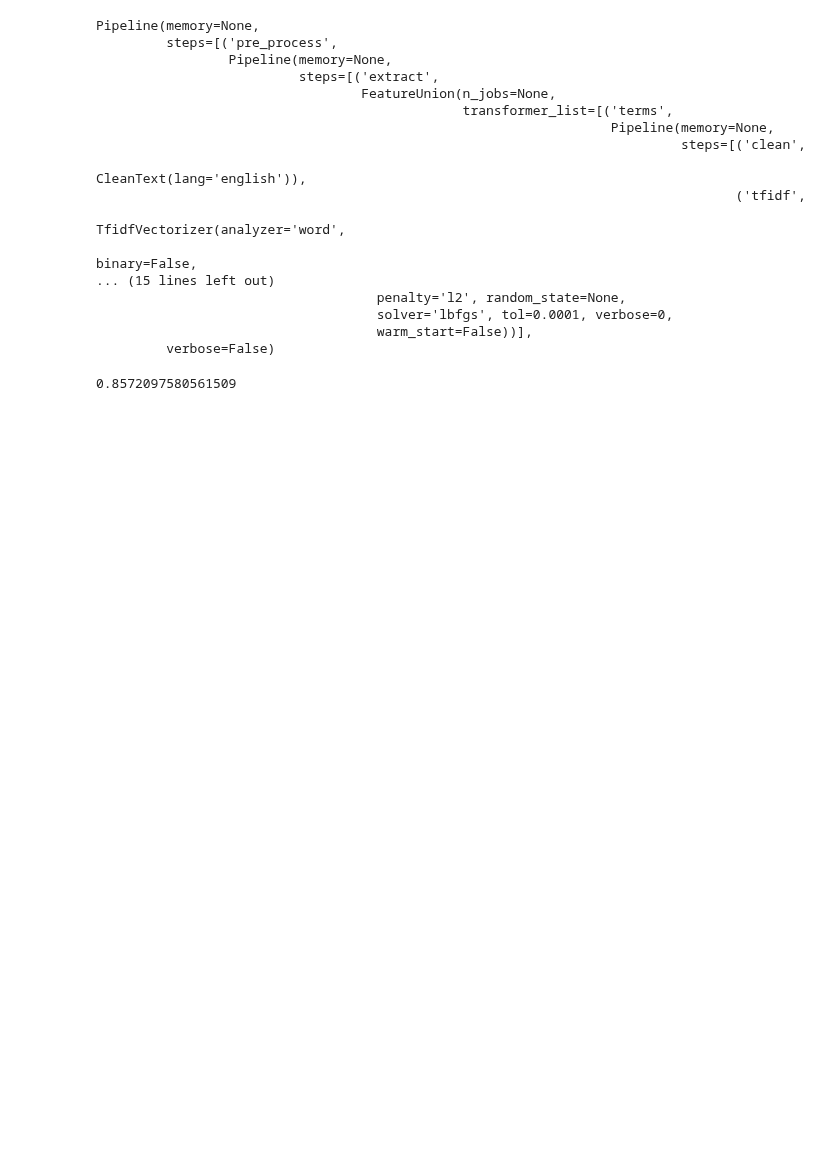
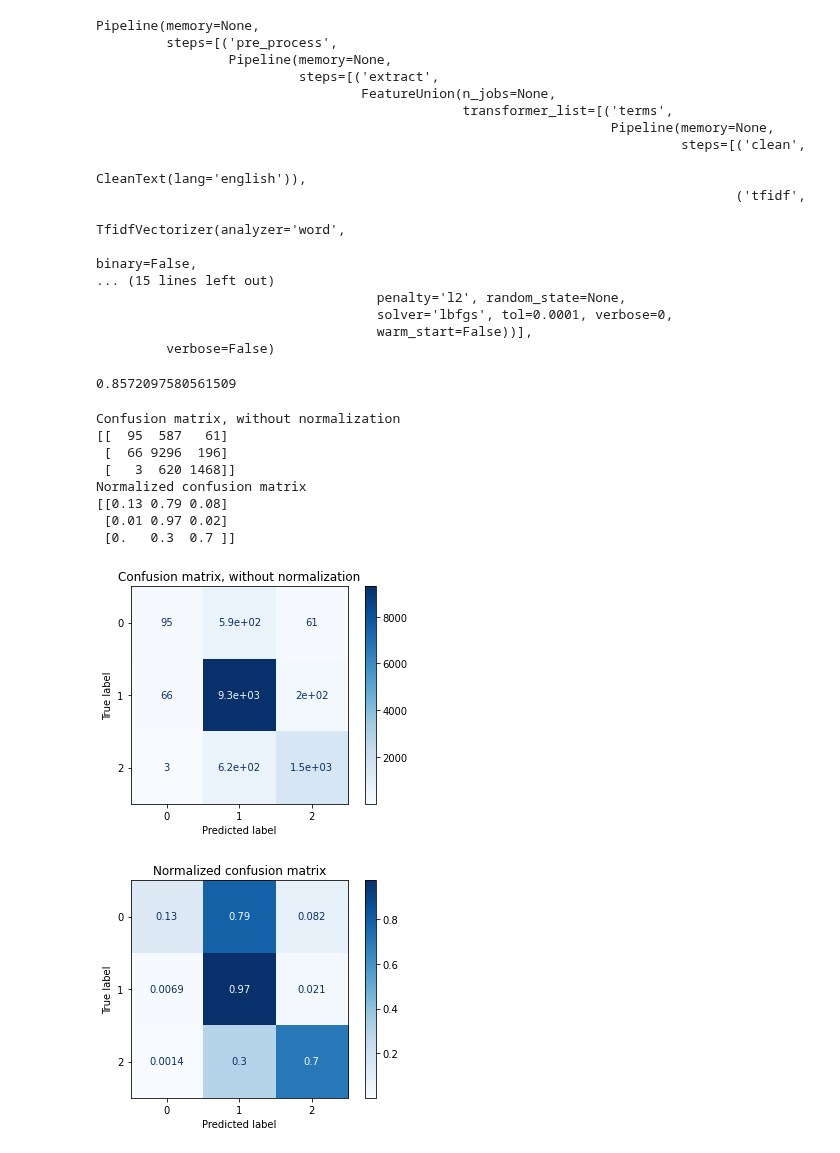
Before and after one commit to gregorio-saporito/hate-speech-detection, a Jupyter notebook: main.ipynb, the cells around one changed output. Saved outputs shown, nothing was run; the diff lists cells and outputs as text; code cells hidden in the pictures; blank space fills up the shorter version.

Commit message:
confusion matrix

```diff
--- a/main.ipynb
+++ b/main.ipynb
@@ -230,3 +230,30 @@ y_true = y_test
 f1_score(y_true,y_pred,average='weighted')
 # %% [output]
 0.8572097580561509
+# %%
+np.set_printoptions(precision=2)
+# Plot non-normalized confusion matrix
+titles_options = [("Confusion matrix, without normalization", None),
+                  ("Normalized confusion matrix", 'true')]
+for title, normalize in titles_options:
+    disp = plot_confusion_matrix(pipe_logistic, X_test, y_test,
+                                 #display_labels=class_names,
+                                 cmap=plt.cm.Blues,
+                                 normalize=normalize)
+    disp.ax_.set_title(title)
+
+    print(title)
+    print(disp.confusion_matrix)
+
+plt.show()
+# %% [output]
+Confusion matrix, without normalization
+[[  95  587   61]
+ [  66 9296  196]
+ [   3  620 1468]]
+Normalized confusion matrix
+[[0.13 0.79 0.08]
+ [0.01 0.97 0.02]
+ [0.   0.3  0.7 ]]
+[figure, added]
+[figure, added]
```
